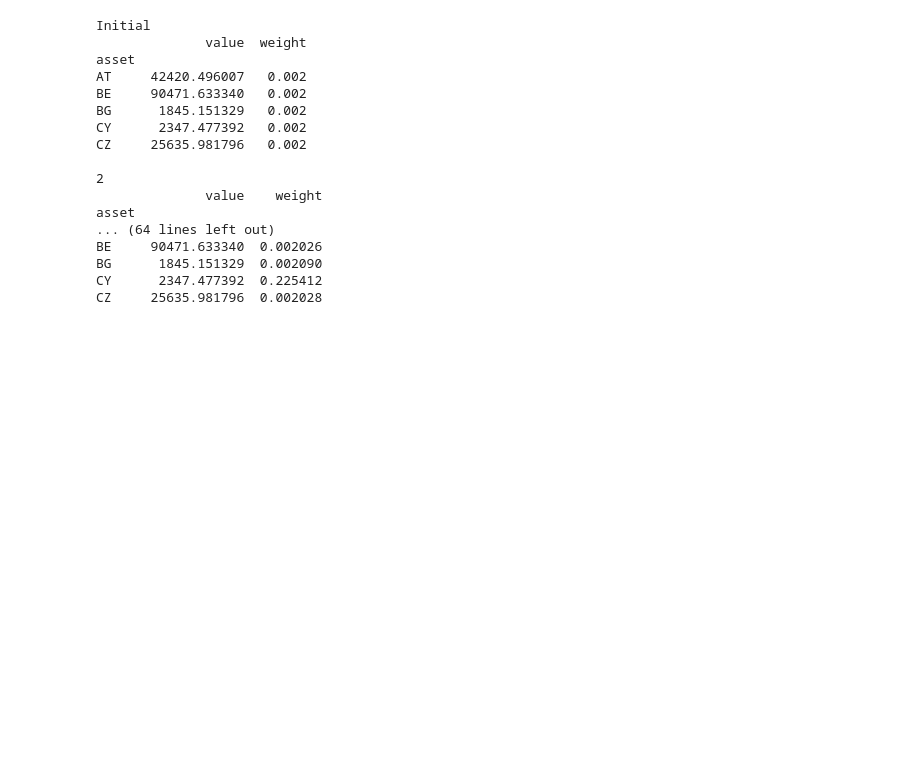
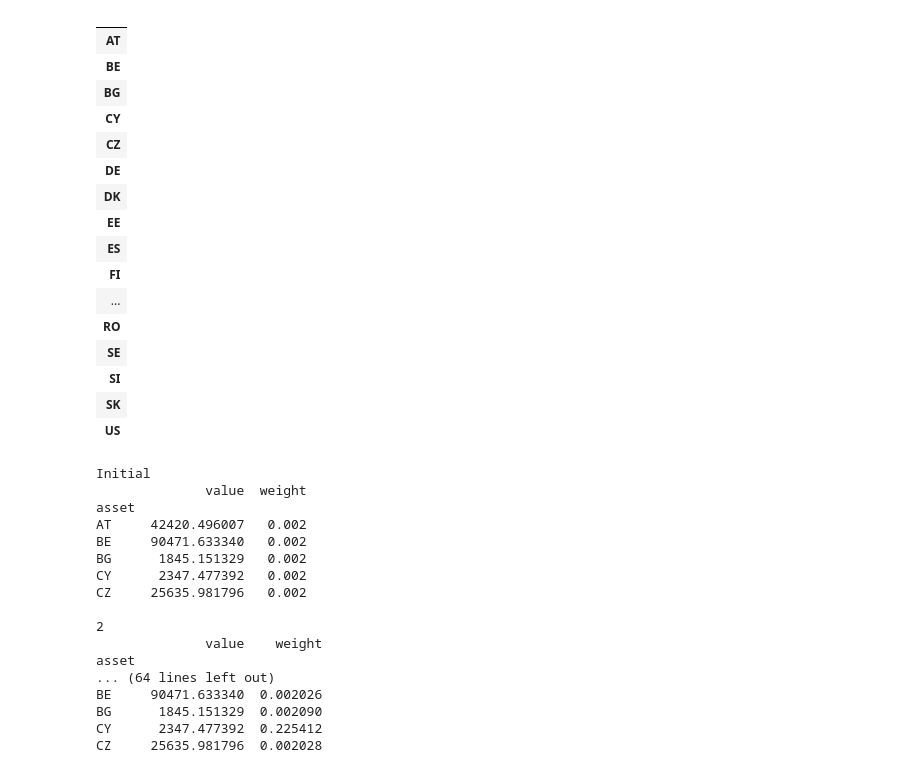
Before and after one commit to apbecker/Systemic_Risk, a Jupyter notebook: Main.ipynb, the cells around one changed output. Saved outputs shown, nothing was run; the diff lists cells and outputs as text; code cells hidden in the pictures; blank space fills up the shorter version.

```diff
--- a/Main.ipynb
+++ b/Main.ipynb
@@ -9,33 +9,54 @@ from Functions import pmfg
 import seaborn as sns
 import networkx as nx
 
 
 warnings.filterwarnings('ignore')
 %matplotlib inline
 
 
 df = pd.read_excel("Credit risk exposures and exposures to sovereigns a.xlsx",
                    header=1, index_col=0)
 df = df.iloc[:, 0:8]
 df = df.drop("4. Total retail", axis = 1)
 df.columns = ["1_Sov", "2_Fin", "3_Corp", "4-1_Ret_Res", "4-2_Ret_Rev", "4-3_Ret_SME", "5_CRE"]
 
 bank_names_df = pd.read_csv("BankCodes.csv", index_col=0).iloc[:, 0]
 
 sd_df = pd.read_excel("EU_SOV_Debt_Bank_Net_2011.xlsx", header=0, index_col=0).T
 sd_df.columns = sd_df.columns.rename("SD_Name")
 sd_names = [sd.encode('ascii', 'ignore') for sd in sd_df.columns]
 sd_names_prefix = ["1_Sov_" + sd for sd in sd_names]
 
 cap_df = pd.read_excel("Tier-1 CRs 2010.xlsx",
                        header=2, index_col=1).iloc[:, 1].to_frame("Capital")
 
 df = pd.merge(sd_df, df, left_index=True, right_index=True).rename(columns={"1_Sov":"1b_Sov"})
 df = pd.merge(df, cap_df, left_index=True, right_index=True).applymap(np.float)
 df.loc[:, "1b_Sov"] = df.loc[:, "1b_Sov"] - df.loc[:, sd_names].apply(np.sum, axis=1)
 df.loc[:, "1b_Sov"] = np.maximum(df.loc[:, "1b_Sov"], 0.)
 
 df = pd.merge(df, bank_names_df.to_frame("Name"), left_index=True, right_index=True)
+
+spread_df = pd.DataFrame(data=None, index=sd_names)
+spread_df
+# %% [output]
+|  |
+| AT |
+| BE |
+| BG |
+| CY |
+| CZ |
+| DE |
+| DK |
+| EE |
+| ES |
+| FI |
+| ... |
+| RO |
+| SE |
+| SI |
+| SK |
+| US |
 # %%
 def Overlap(x1, x2):
     # Normalized dot product between two pd.Series
```
Also changed, not shown: parts of 11 cells of this notebook.
